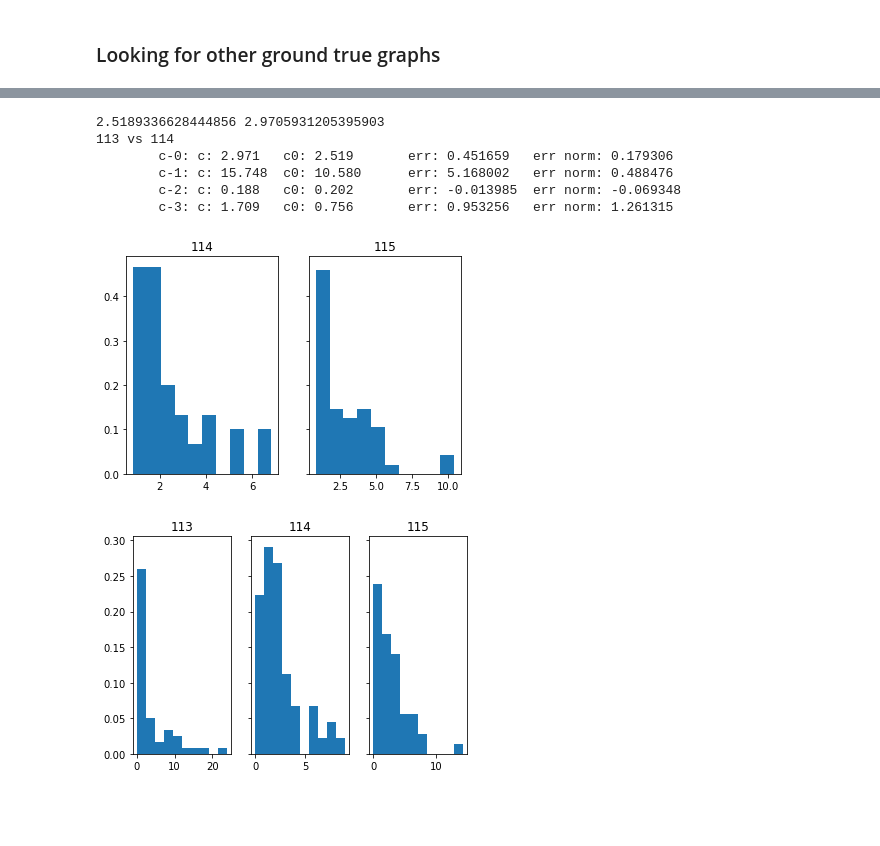
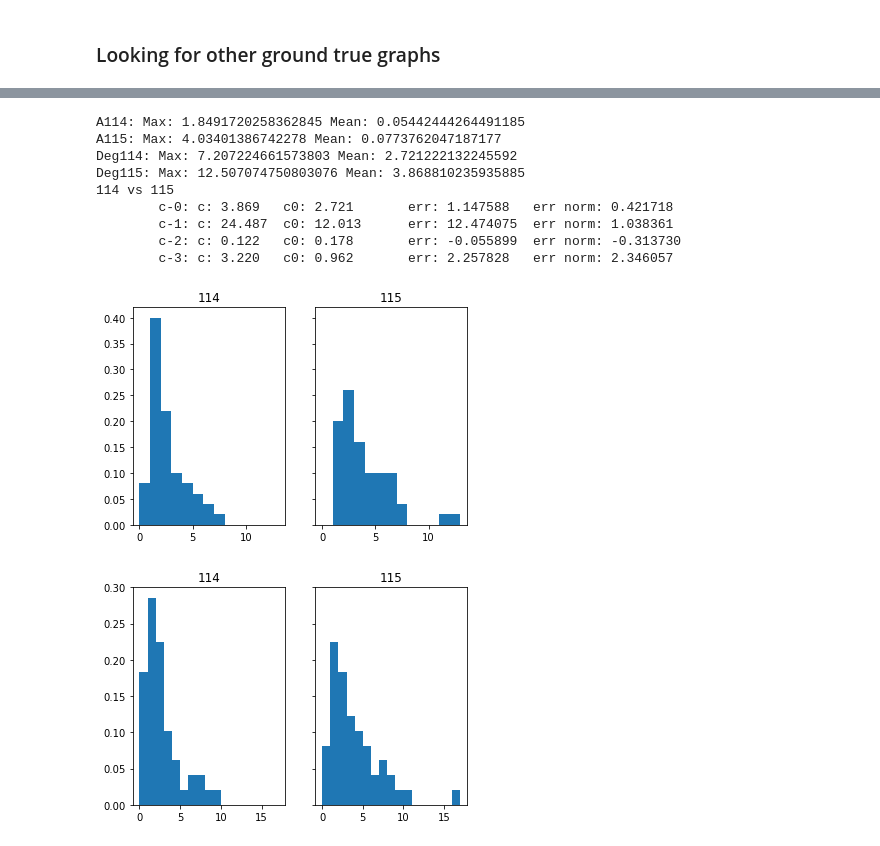
Before and after one commit to reysam93/motif_nti, a Jupyter notebook: senate_data.ipynb, the cells around one changed output, grey strips where cells are left out. Drawn from its saved outputs; the diff is of its cells as text; code cells hidden in the pictures; blank space fills up the shorter version.

```diff
--- a/senate_data.ipynb
+++ b/senate_data.ipynb
@@ -299,5 +324,5 @@ Text(0.5, 1.0, 'A113')
 # %%
-regs114 = {'alpha': .01, 'beta': 7.5}
+regs114 = {'alpha': .005, 'beta': 10}
 # regs114 = {'alpha': .05, 'beta': 8}
 L114, _ = snti.MGL(C114, [], [], [], regs114, max_iters=200, verbose=False)
 lambdas114, _ = np.linalg.eigh(L114)
@@ -312,5 +337,5 @@ Text(0.5, 1.0, 'A114')
 # %%
-regs115 = {'alpha': .1, 'beta': 5}
+regs115 = {'alpha': .005, 'beta': 5}
 # regs115 = {'alpha': .01, 'beta': 7.5}
 L115, _ = snti.MGL(C115, [], [], [], regs115, max_iters=200, verbose=False)
 lambdas115, _ = np.linalg.eigh(L115)
@@ -325,39 +350,48 @@ Text(0.5, 1.0, 'A115')
 # %%
 # Compute CS
-lambdas113, _ = np.linalg.eigh(L113)
+# lambdas113, _ = np.linalg.eigh(L113)
 lambdas114, _ = np.linalg.eigh(L114)
 lambdas115, _ = np.linalg.eigh(L115)
 
 degrees114  = np.diag(L114)
 degrees115  = np.diag(L115)
+n_bins = np.arange(0,np.amax(degrees115)+1,1)
 figs, axs = plt.subplots(1, 2, sharey=True)
-axs[0].hist(degrees114, density=True)
+axs[0].hist(degrees114, density=True, bins=n_bins)
 axs[0].set_title('114')
-axs[1].hist(degrees115, density=True)
+axs[1].hist(degrees115, density=True, bins=n_bins)
 axs[1].set_title('115')
 
-print(np.mean(degrees114), np.mean(degrees115))
+print('A114:',  'Max:', A114.max(), 'Mean:', np.mean(A114))
+print('A115:',  'Max:', A115.max(), 'Mean:', np.mean(A115))
 
-figs, axs = plt.subplots(1, 3, sharey=True)
-axs[0].hist(lambdas113, density=True)
-axs[0].set_title('113' )
-axs[1].hist(lambdas114, density=True)
-axs[1].set_title('114')
-axs[2].hist(lambdas115, density=True)
-axs[2].set_title('115')
+print('Deg114: Max:', degrees114.max(), 'Mean:', np.mean(degrees114))
+print('Deg115: Max:', degrees115.max(), 'Mean:', np.mean(degrees115))
 
-print('113 vs 114')
+n_bins = np.arange(0,np.amax(lambdas115)+1,1)
+figs, axs = plt.subplots(1, 2, sharey=True)
+axs[0].hist(lambdas114, density=True, bins=n_bins)
+axs[0].set_title('114' )
+axs[1].hist(lambdas115, density=True, bins=n_bins)
+axs[1].set_title('115')
+# axs[2].hist(lambdas113, density=True)
+# axs[2].set_title('113')
+
+# print('114 vs 114')
 # cs, _ = utils.compute_cs(GS, lambdas113, lambdas114, verbose=True)
-# print('114 vs 115')
+print('114 vs 115')
 cs, _ = utils.compute_cs(GS, lambdas114, lambdas115, verbose=True)
 # print('113 vs 115')
 # cs, _ = utils.compute_cs(GS, lambdas113, lambdas115, verbose=True)
 # %% [output]
-2.5189336628444856 2.9705931205395903
-113 vs 114
-        c-0: c: 2.971   c0: 2.519       err: 0.451659   err norm: 0.179306
-        c-1: c: 15.748  c0: 10.580      err: 5.168002   err norm: 0.488476
-        c-2: c: 0.188   c0: 0.202       err: -0.013985  err norm: -0.069348
-        c-3: c: 1.709   c0: 0.756       err: 0.953256   err norm: 1.261315
+A114: Max: 1.8491720258362845 Mean: 0.05442444264491185
+A115: Max: 4.03401386742278 Mean: 0.0773762047187177
+Deg114: Max: 7.207224661573803 Mean: 2.721222132245592
+Deg115: Max: 12.507074750803076 Mean: 3.868810235935885
+114 vs 115
+        c-0: c: 3.869   c0: 2.721       err: 1.147588   err norm: 0.421718
+        c-1: c: 24.487  c0: 12.013      err: 12.474075  err norm: 1.038361
+        c-2: c: 0.122   c0: 0.178       err: -0.055899  err norm: -0.313730
+        c-3: c: 3.220   c0: 0.962       err: 2.257828   err norm: 2.346057
-[figure, old version]
+[figure, new version]
-[figure, old version]
+[figure, new version]
```
Also changed, not shown: parts of 9 cells of this notebook.
